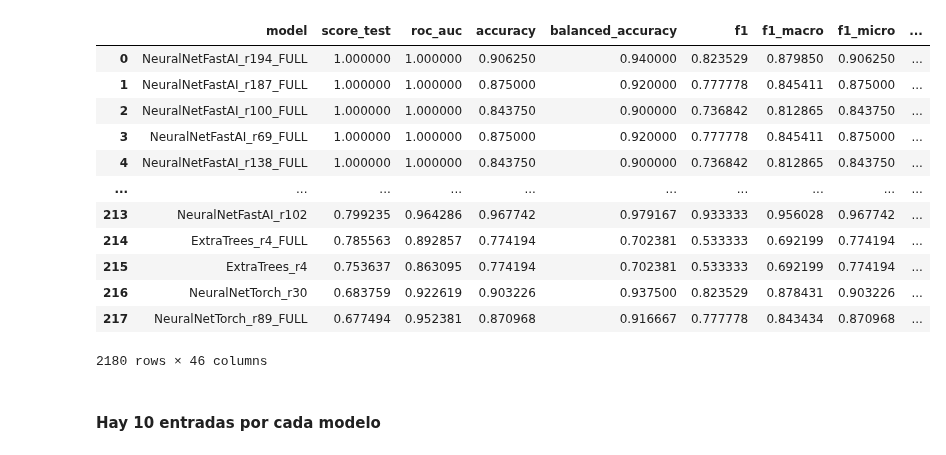
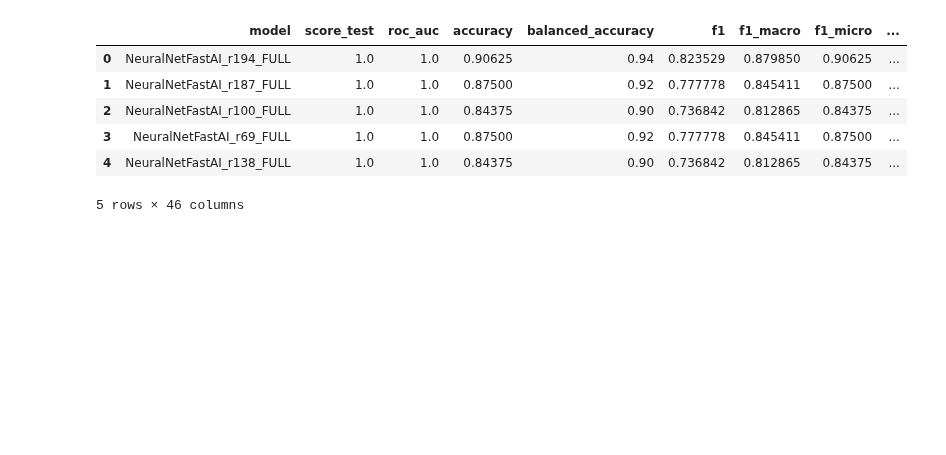
Before and after one commit to jgalanl/synthetic-data, a Jupyter notebook: 5_results/5_3_mix/analytics.ipynb, the cells around one changed output. Saved outputs shown, nothing was run; the diff lists cells and outputs as text; code cells hidden in the pictures; blank space fills up the shorter version.

```diff
--- a/5_results/5_3_mix/analytics.ipynb
+++ b/5_results/5_3_mix/analytics.ipynb
@@ -14,18 +9,10 @@ sort_metrics = metrics[2:]
 # %%
-df
+df.head()
 # %% [output]
 |  | model | score_test | roc_auc | accuracy | balanced_accuracy | f1 | f1_macro | f1_micro | ... |
-| 0 | NeuralNetFastAI_r194_FULL | 1.000000 | 1.000000 | 0.906250 | 0.940000 | 0.823529 | 0.879850 | 0.906250 | ... |
-| 1 | NeuralNetFastAI_r187_FULL | 1.000000 | 1.000000 | 0.875000 | 0.920000 | 0.777778 | 0.845411 | 0.875000 | ... |
-| 2 | NeuralNetFastAI_r100_FULL | 1.000000 | 1.000000 | 0.843750 | 0.900000 | 0.736842 | 0.812865 | 0.843750 | ... |
-| 3 | NeuralNetFastAI_r69_FULL | 1.000000 | 1.000000 | 0.875000 | 0.920000 | 0.777778 | 0.845411 | 0.875000 | ... |
-| 4 | NeuralNetFastAI_r138_FULL | 1.000000 | 1.000000 | 0.843750 | 0.900000 | 0.736842 | 0.812865 | 0.843750 | ... |
-| ... | ... | ... | ... | ... | ... | ... | ... | ... | ... |
-| 213 | NeuralNetFastAI_r102 | 0.799235 | 0.964286 | 0.967742 | 0.979167 | 0.933333 | 0.956028 | 0.967742 | ... |
-| 214 | ExtraTrees_r4_FULL | 0.785563 | 0.892857 | 0.774194 | 0.702381 | 0.533333 | 0.692199 | 0.774194 | ... |
-| 215 | ExtraTrees_r4 | 0.753637 | 0.863095 | 0.774194 | 0.702381 | 0.533333 | 0.692199 | 0.774194 | ... |
-| 216 | NeuralNetTorch_r30 | 0.683759 | 0.922619 | 0.903226 | 0.937500 | 0.823529 | 0.878431 | 0.903226 | ... |
-| 217 | NeuralNetTorch_r89_FULL | 0.677494 | 0.952381 | 0.870968 | 0.916667 | 0.777778 | 0.843434 | 0.870968 | ... |
+| 0 | NeuralNetFastAI_r194_FULL | 1.0 | 1.0 | 0.90625 | 0.94 | 0.823529 | 0.879850 | 0.90625 | ... |
+| 1 | NeuralNetFastAI_r187_FULL | 1.0 | 1.0 | 0.87500 | 0.92 | 0.777778 | 0.845411 | 0.87500 | ... |
+| 2 | NeuralNetFastAI_r100_FULL | 1.0 | 1.0 | 0.84375 | 0.90 | 0.736842 | 0.812865 | 0.84375 | ... |
+| 3 | NeuralNetFastAI_r69_FULL | 1.0 | 1.0 | 0.87500 | 0.92 | 0.777778 | 0.845411 | 0.87500 | ... |
+| 4 | NeuralNetFastAI_r138_FULL | 1.0 | 1.0 | 0.84375 | 0.90 | 0.736842 | 0.812865 | 0.84375 | ... |
-2180 rows × 46 columns
+5 rows × 46 columns
-# %% [markdown]
-#### Hay 10 entradas por cada modelo
```
Also changed, not shown: parts of 10 cells of this notebook, 1 other file.
